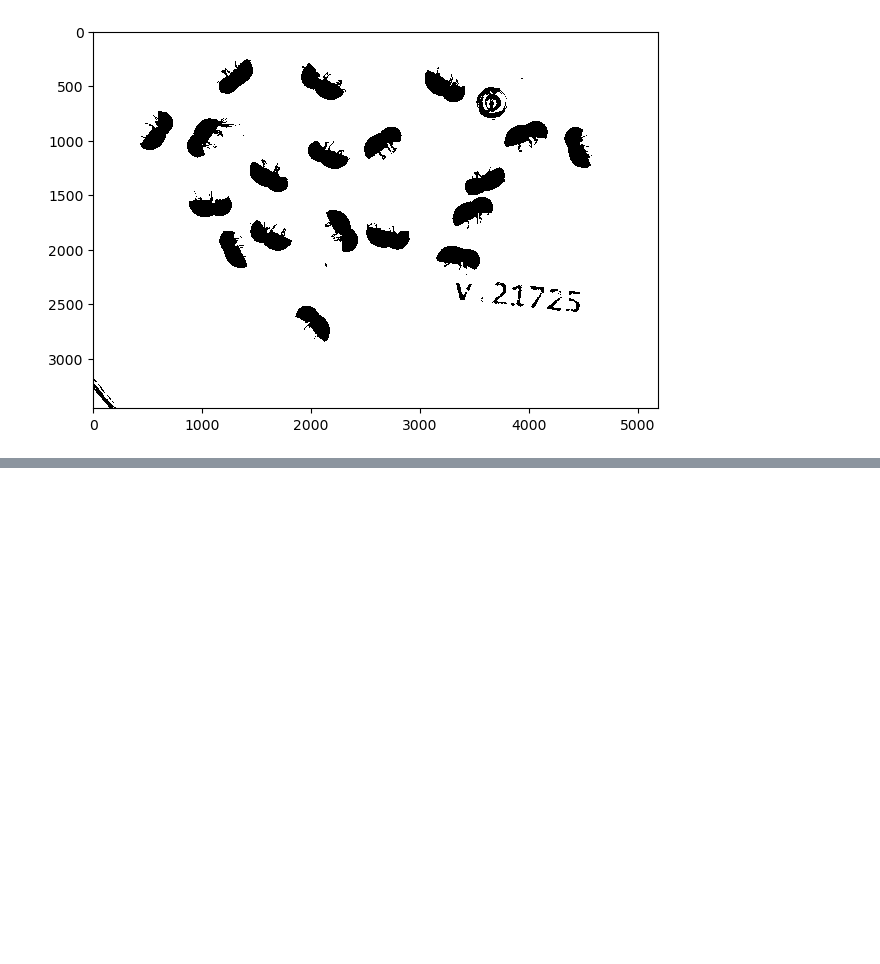
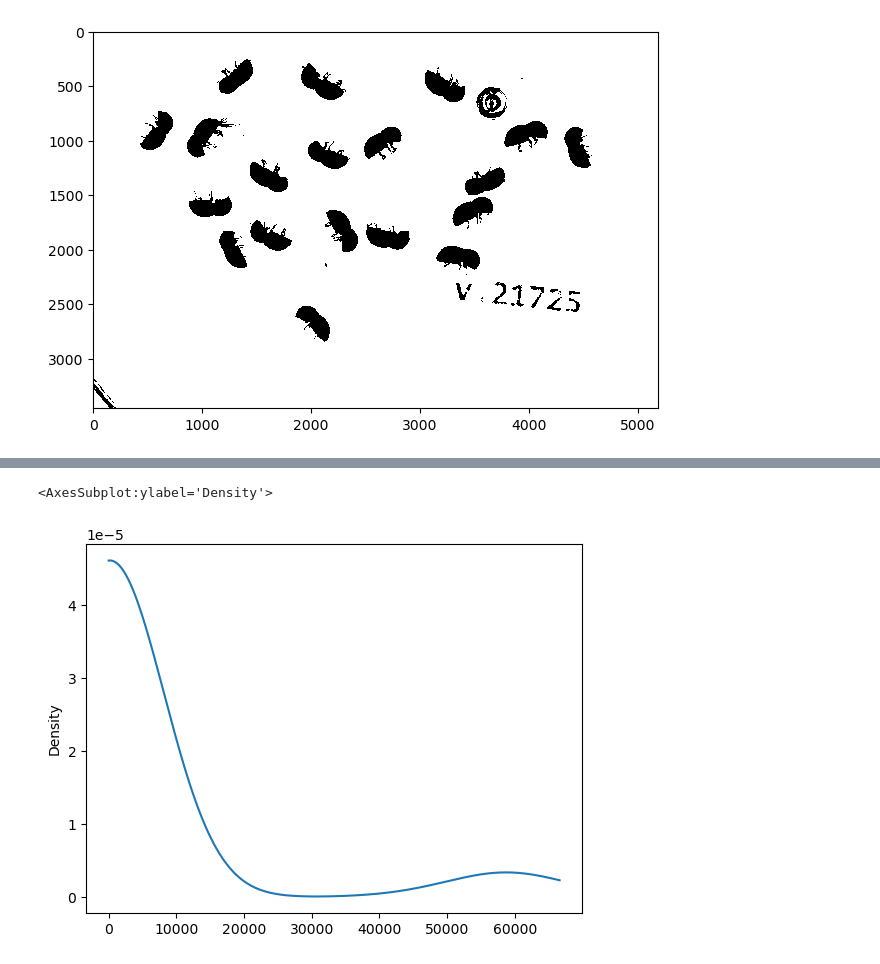
Before and after one commit to ChristopherMarais/Beetle_classifier, a Jupyter notebook: Segmentation/Segmentation.ipynb, the cells around one changed output, grey strips where cells are left out. Saved outputs shown, nothing was run; the diff lists cells and outputs as text; code cells hidden in the pictures; blank space fills up the shorter version.

```diff
--- a/Segmentation/Segmentation.ipynb
+++ b/Segmentation/Segmentation.ipynb
@@ -94,0 +120,5 @@ plt.show()
+# %%
+props_df.area.plot.kde(bw_method=0.5, ind=range(0,max(props_df.area)))
+# %% [output]
+<AxesSubplot:ylabel='Density'>
+[figure, added]
```
Also changed, not shown: parts of 9 cells of this notebook, 9 other files.
